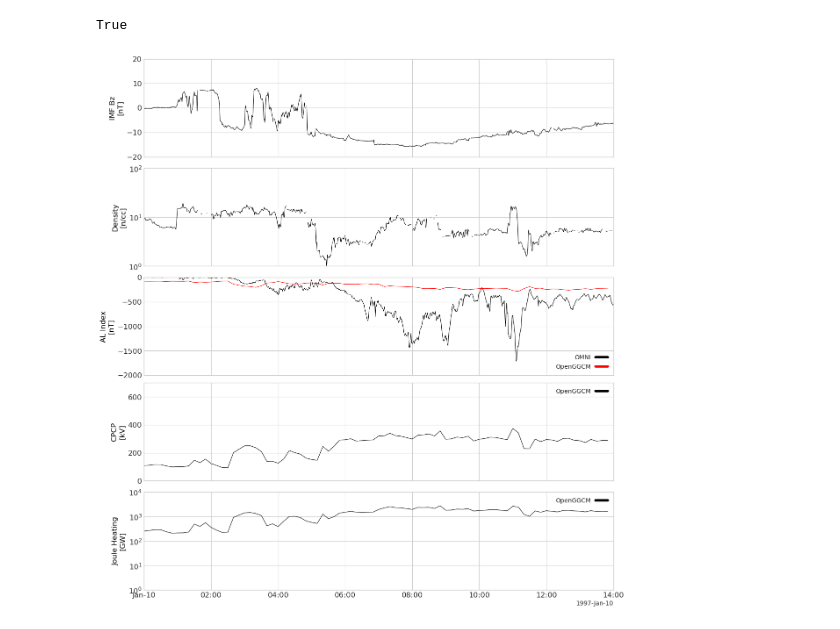
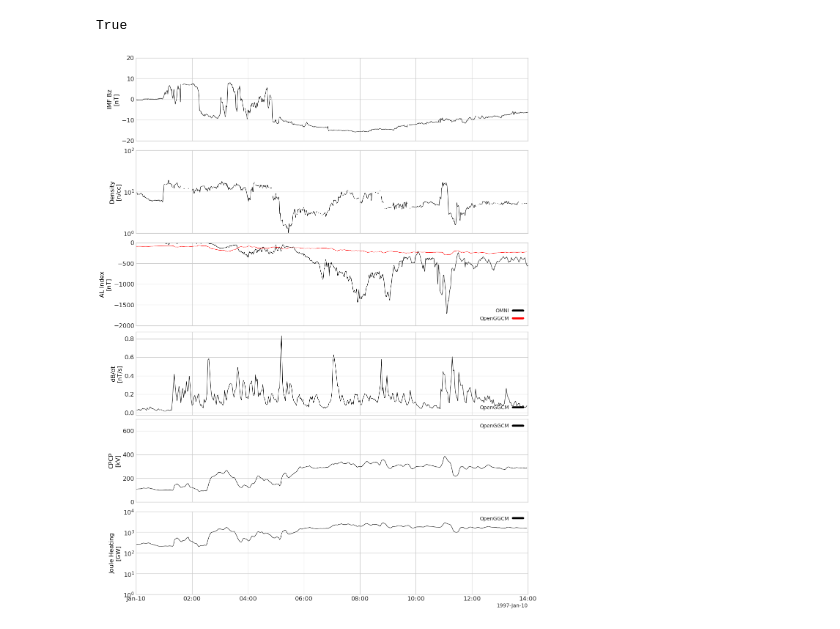
Before and after one commit to choongminum/storm199701, a Jupyter notebook: runs/251118_1330_c031_AZ/plots/geo_data_251118_1330_c031_AZ.ipynb, the cells around one changed output. Drawn from its saved outputs; the diff is of its cells as text; code cells hidden in the pictures.

```diff
--- a/runs/251118_1330_c031_AZ/plots/geo_data_251118_1330_c031_AZ.ipynb
+++ b/runs/251118_1330_c031_AZ/plots/geo_data_251118_1330_c031_AZ.ipynb
@@ -223,21 +203,65 @@ options("jh", "legend_location", "upper right")
 # %%
-vars_to_plot = [
-    "BZ_GSE",
-    "proton_density",
-    # "flow_speed",
-    # "SYM_H",
-    "al",
-    "cpcp",
-    "jh",
-]
+# Set plotting options.
 
-options(vars_to_plot, "alpha", 1.0)
-options(vars_to_plot, "line_width", 0.75)
+# IMF Bz
+options("BZ_GSE", "yrange", [-20, 20])
+options("BZ_GSE", "ytitle", "IMF Bz")
 
-# Plot the geomagnetic data.
-tplot(vars_to_plot, trange, ysize=2.54 * len(vars_to_plot))
+# Solar Wind Speed
+options("flow_speed", "ytitle", "Speed")
+
+# Solar Wind Density
+options("proton_density", "ylog", True)
+options("proton_density", "yrange", [1, 100])
+options("proton_density", "ytitle", "Density")
+
+# Flow Pressure (Dynamic Pressure)
+options("Pressure", "ytitle", "Dyn. Pressure")
+
+# AE Index
+options("AE_INDEX", "ytitle", "AE Index")
+
+# AL Index
+options("al", "yrange", [-2000, 0])
+options("al", "ytitle", "AL Index")
+options("al", "color", ["black", "red"])
+options("al", "legend_names", ["OMNI", "OpenGGCM"])
+options("al", "legend_location", "lower right")
+
+# CPCP
+options("cpcp", "yrange", [0, 700])
+options("cpcp", "legend_names", "OpenGGCM")
+options("cpcp", "legend_location", "upper right")
+
+# Joule heating
+options("jh", "ylog", True)
+options("jh", "yrange", [1, 10000])
+options("jh", "legend_names", "OpenGGCM")
+options("jh", "legend_location", "upper right")
+
+# dB/dt
+options("delbh_t_max", "ytitle", "dB/dt")
+options("delbh_t_max", "legend_names", "OpenGGCM")
+options("delbh_t_max", "legend_location", "lower right")
-# %% [output]
-[figure, removed]
+# %%
+vars_to_plot = [
+    "BZ_GSE",
+    "proton_density",
+    # "flow_speed",
+    # "SYM_H",
+    "al",
+    "delbh_t_max",
+    "cpcp",
+    "jh",
+]
+
+options(vars_to_plot, "alpha", 1.0)
+options(vars_to_plot, "line_width", 0.75)
+
+# Plot the geomagnetic data.
+tplot(vars_to_plot, trange, ysize=2.54 * len(vars_to_plot))
+# %% [output]
+[figure, added]
 # %%
 files = sorted(DATA_DIR.glob(f"{RUN_NAME}.py_0.*"))
 py_0 = xr.open_mfdataset(files)
```
Also changed, not shown: parts of 10 cells of this notebook, 5 other files.
